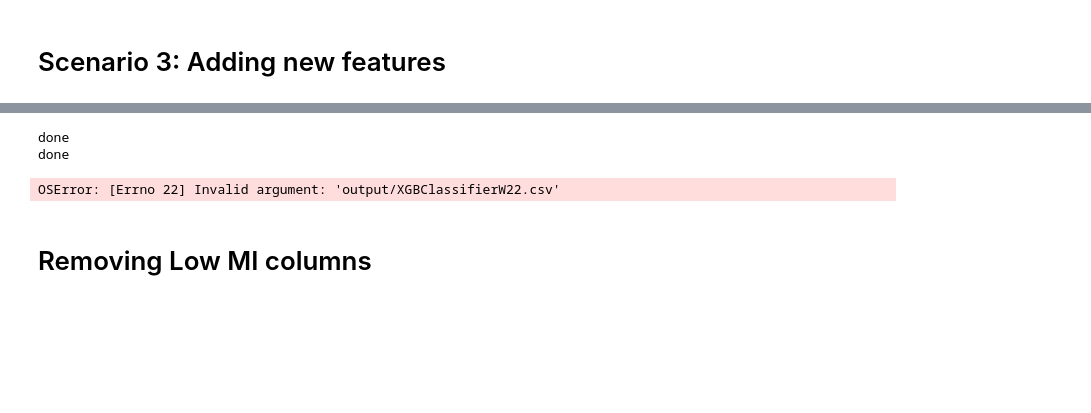
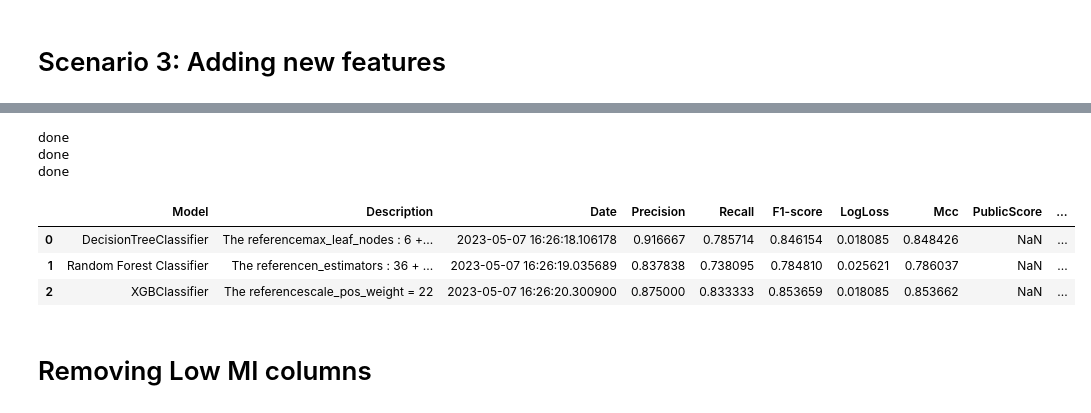
Before and after one commit to SarahLiettefti/AI5L_AILab_FraudDetection, a Jupyter notebook: TestEverything.ipynb, the cells around one changed output, grey strips where cells are left out. Cells and saved outputs as stored; diff of their text form; code cells hidden in the pictures; blank space fills up the shorter version.

```diff
--- a/TestEverything.ipynb
+++ b/TestEverything.ipynb
@@ -418,18 +418,23 @@ plot_mi_scores(mi_score)
 # %%
 # Reorder the columns in alphabetical order
 data = data.sort_index(axis=1)
 X_test = X_test.sort_index(axis=1)
 
 # Evaluate data
 X_3 = data.copy()
+X_test_3 = X_test.copy()
 
 train_X, val_X, train_y, val_y = train_test_split(X_3, y_train, random_state = 0)
-referenceresult = comparemodels(train_X, train_y, val_X, X_test, "The reference", unbalanced=False)
+referenceresult = comparemodels(train_X, train_y, val_X, X_test_3, "The reference", unbalanced=False)
 referenceresult
 # %% [output]
 done
 done
+done
-OSError: [Errno 22] Invalid argument: 'output/XGBClassifierW22.csv'
+|  | Model | Description | Date | Precision | Recall | F1-score | LogLoss | Mcc | PublicScore | ... |
+| 0 | DecisionTreeClassifier | The referencemax_leaf_nodes : 6 +... | 2023-05-07 16:26:18.106178 | 0.916667 | 0.785714 | 0.846154 | 0.018085 | 0.848426 | NaN | ... |
+| 1 | Random Forest Classifier | The referencen_estimators : 36 + ... | 2023-05-07 16:26:19.035689 | 0.837838 | 0.738095 | 0.784810 | 0.025621 | 0.786037 | NaN | ... |
+| 2 | XGBClassifier | The referencescale_pos_weight = 22 | 2023-05-07 16:26:20.300900 | 0.875000 | 0.833333 | 0.853659 | 0.018085 | 0.853662 | NaN | ... |
 # %% [markdown]
 # Removing Low MI columns
 # %%
```
Also changed, not shown: parts of 12 cells of this notebook.
